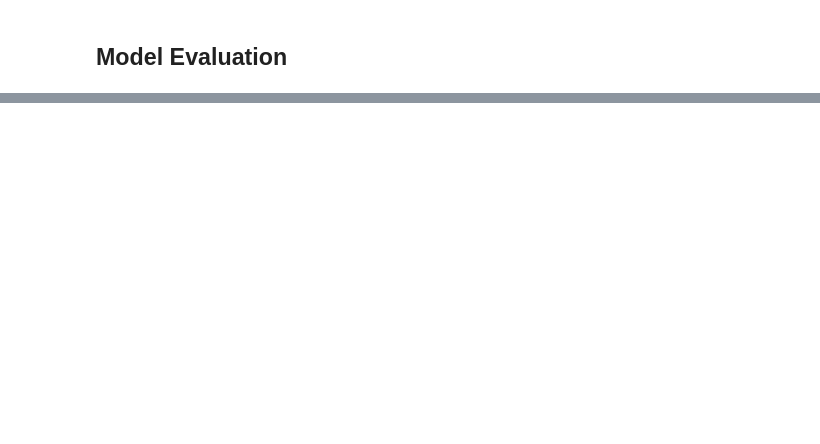
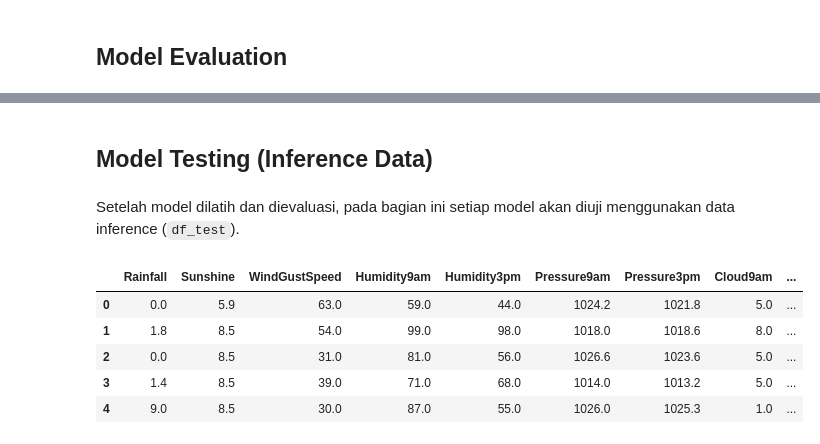
Before and after one commit to Penzragon/h8dsft_P1W1LGSVM, a Jupyter notebook: script.ipynb, the cells around one changed output, grey strips where cells are left out. Saved outputs shown, nothing was run; the diff lists cells and outputs as text; code cells hidden in the pictures; blank space fills up the shorter version.

Commit message:
Add data inference section

```diff
--- a/script.ipynb
+++ b/script.ipynb
@@ -859,0 +889,13 @@ weighted avg       0.83      0.78      0.80     14220
+# %% [markdown]
+## Model Testing (Inference Data)
+# %% [markdown]
+Setelah model dilatih dan dievaluasi, pada bagian ini setiap model akan diuji menggunakan data inference (`df_test`).
+# %%
+df_test.head()
+# %% [output]
+|  | Rainfall | Sunshine | WindGustSpeed | Humidity9am | Humidity3pm | Pressure9am | Pressure3pm | Cloud9am | ... |
+| 0 | 0.0 | 5.9 | 63.0 | 59.0 | 44.0 | 1024.2 | 1021.8 | 5.0 | ... |
+| 1 | 1.8 | 8.5 | 54.0 | 99.0 | 98.0 | 1018.0 | 1018.6 | 8.0 | ... |
+| 2 | 0.0 | 8.5 | 31.0 | 81.0 | 56.0 | 1026.6 | 1023.6 | 5.0 | ... |
+| 3 | 1.4 | 8.5 | 39.0 | 71.0 | 68.0 | 1014.0 | 1013.2 | 5.0 | ... |
+| 4 | 9.0 | 8.5 | 30.0 | 87.0 | 55.0 | 1026.0 | 1025.3 | 1.0 | ... |
```
Also changed, not shown: parts of 59 cells of this notebook.
